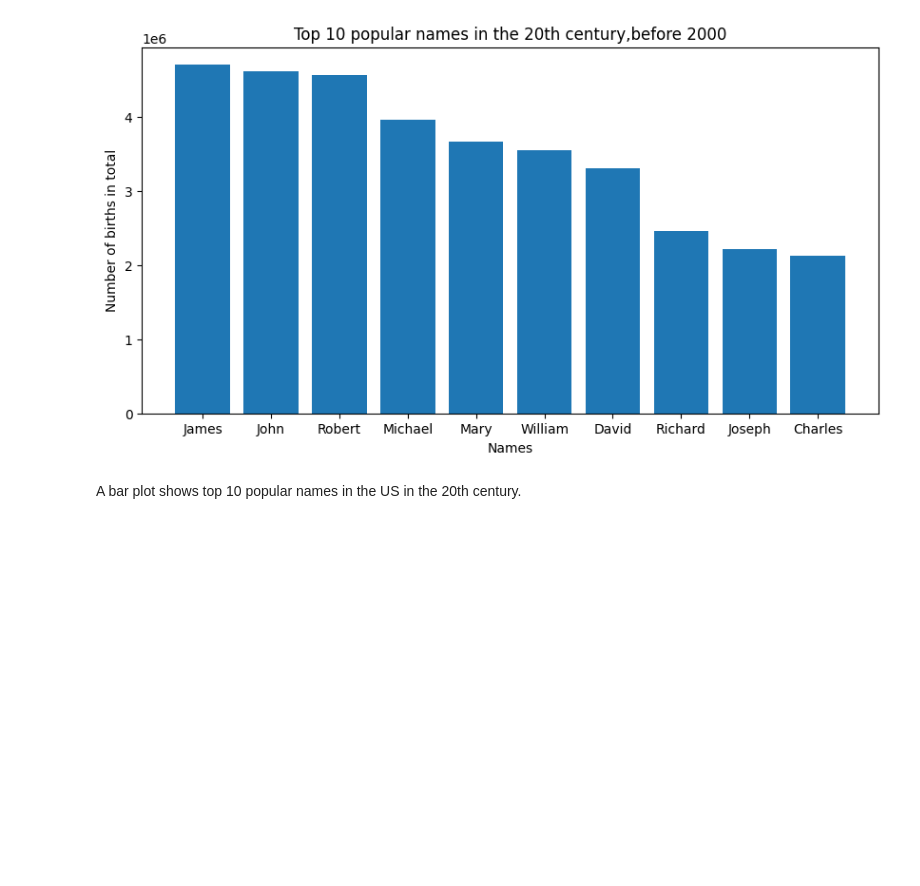
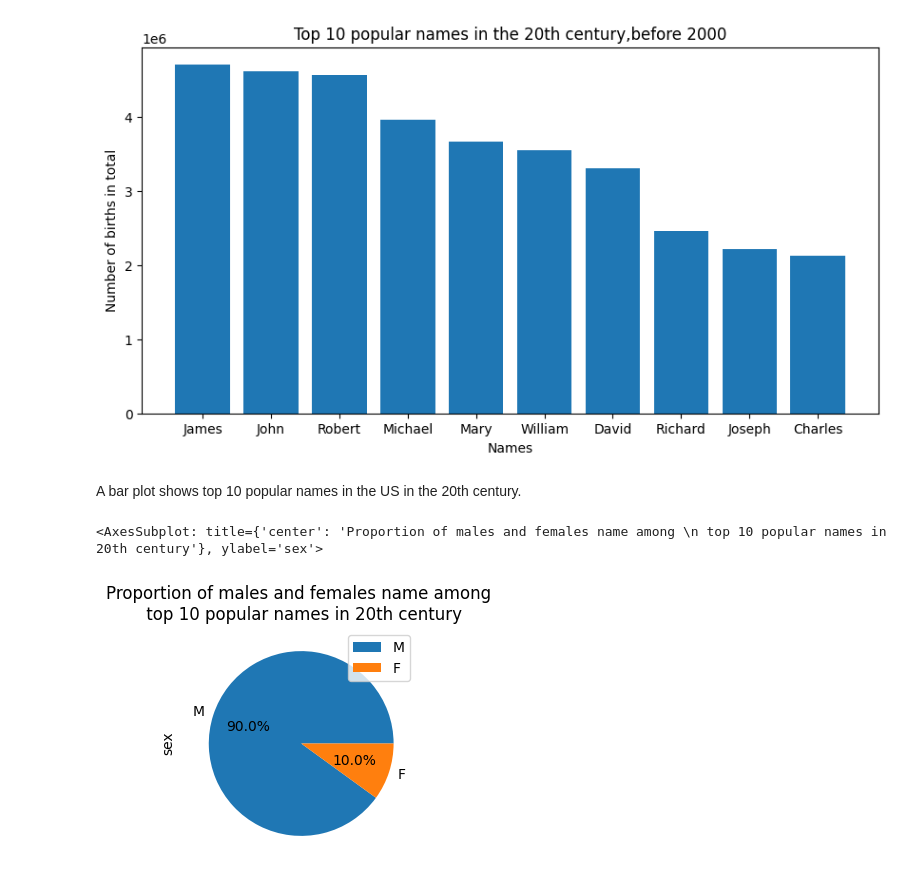
Before and after one commit to XingyuVivi/MSiA-422-Python-Project, a Jupyter notebook: Project 01.ipynb, the cells around one changed output. Saved outputs shown, nothing was run; the diff lists cells and outputs as text; code cells hidden in the pictures; blank space fills up the shorter version.

```diff
--- a/Project 01.ipynb
+++ b/Project 01.ipynb
@@ -291,4 +291,7 @@ Text(0, 0.5, 'Number of births in total')
 A bar plot shows top 10 popular names in the US in the 20th century.
 # %%
 gender_ditr90 = top10_90s.index.get_level_values(1).value_counts()
-gender_ditr90.plot.pie(title="Proportion of males and females name among\n
+gender_ditr90.plot.pie(title="Proportion of males and females name among \n top 10 popular names in 20th century",legend=True,autopct='%1.1f%%',figsize = (3,3))
+# %% [output]
+<AxesSubplot: title={'center': 'Proportion of males and females name among \n top 10 popular names in 20th century'}, ylabel='sex'>
+[figure, added]
```
Also changed, not shown: parts of 9 cells of this notebook.
